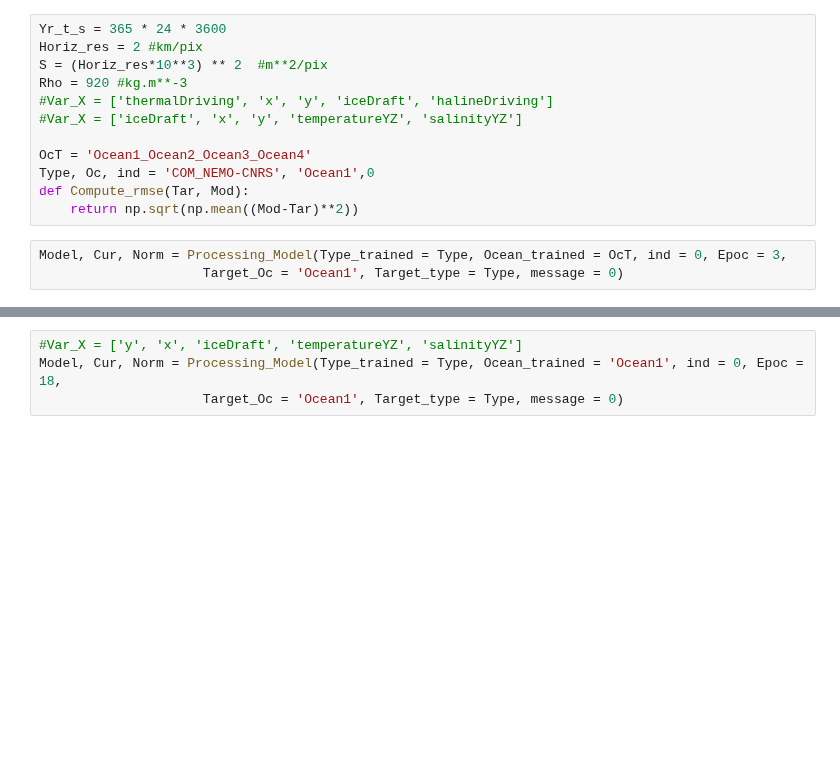
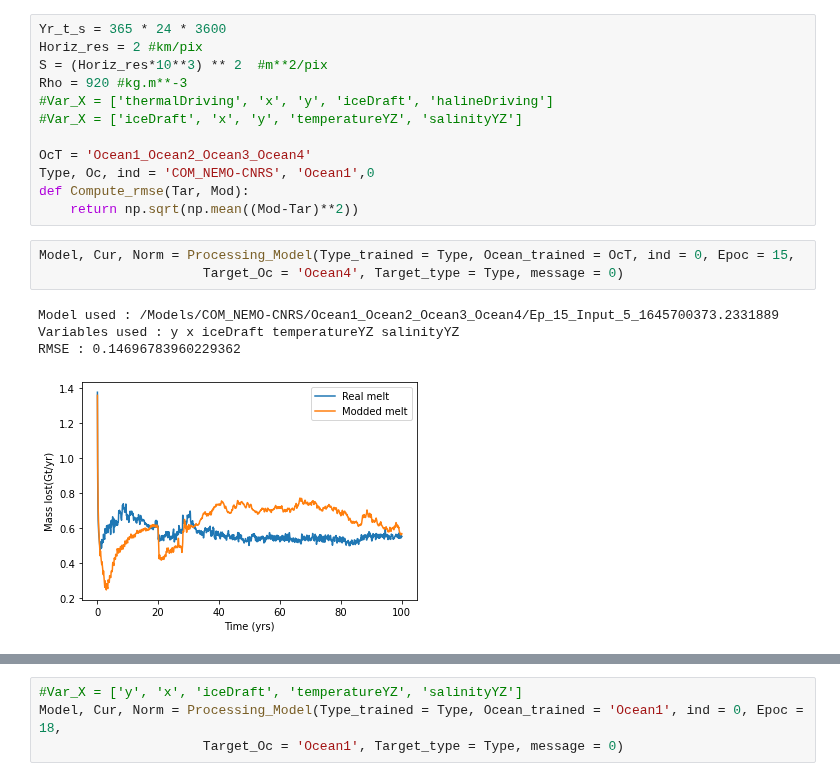
Before and after one commit to BenBouiss/NN_intern_2022, a Jupyter notebook: NN_plot_visu.ipynb, the cells around one changed output, grey strips where cells are left out. Drawn from its saved outputs; the diff is of its cells as text; blank space fills up the shorter version.

```diff
--- a/NN_plot_visu.ipynb
+++ b/NN_plot_visu.ipynb
@@ -109,5 +109,10 @@ Type, Oc, ind = 'COM_NEMO-CNRS', 'Ocean1',0
 def Compute_rmse(Tar, Mod):
     return np.sqrt(np.mean((Mod-Tar)**2))
 # %%
-Model, Cur, Norm = Processing_Model(Type_trained = Type, Ocean_trained = OcT, ind = 0, Epoc = 3,
-                     Target_Oc = 'Ocean1', Target_type = Type, message = 0)
+Model, Cur, Norm = Processing_Model(Type_trained = Type, Ocean_trained = OcT, ind = 0, Epoc = 15,
+                     Target_Oc = 'Ocean4', Target_type = Type, message = 0)
+# %% [output]
+Model used : /Models/COM_NEMO-CNRS/Ocean1_Ocean2_Ocean3_Ocean4/Ep_15_Input_5_1645700373.2331889
+Variables used : y x iceDraft temperatureYZ salinityYZ
+RMSE : 0.14696783960229362
+[figure, added]
```
Also changed, not shown: parts of 10 cells of this notebook, 24 other files.
